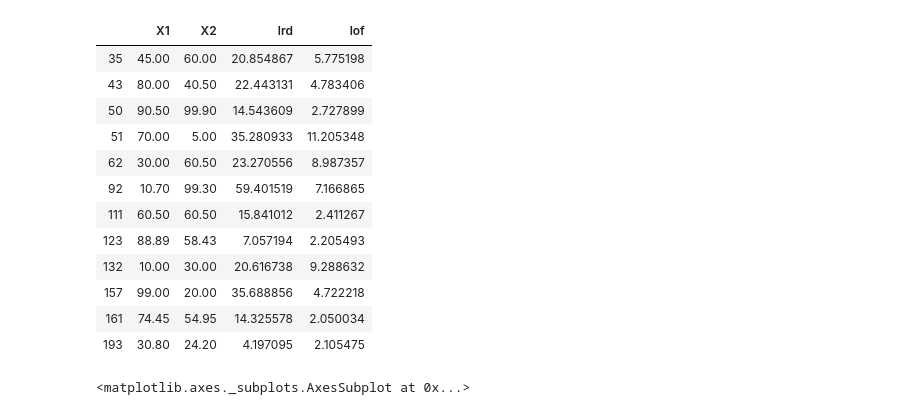
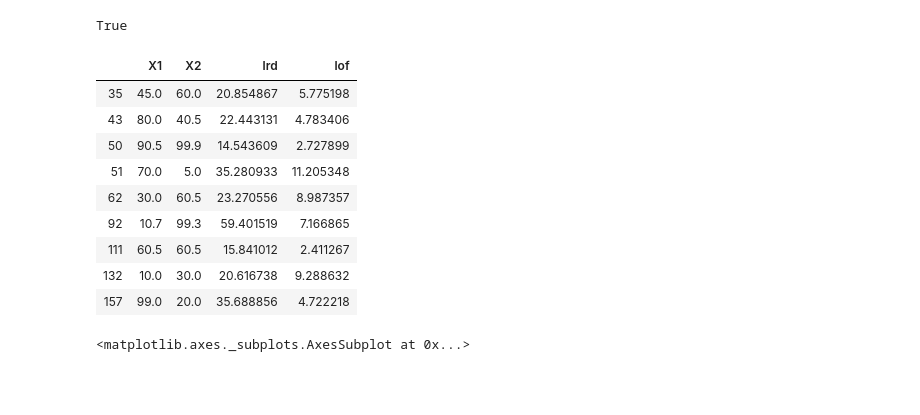
Before and after one commit to Muhammad-Arslan1996/local_outlier_factor, a Jupyter notebook: LOF.ipynb, the cells around one changed output. Drawn from its saved outputs; the diff is of its cells as text; code cells hidden in the pictures; blank space fills up the shorter version.

Commit message:
reachability distance  fixed

```diff
--- a/LOF.ipynb
+++ b/LOF.ipynb
@@ -5,13 +5,20 @@ import math
 import seaborn as sns
 # %%
 def k_neareast_neighbour(df, k):
-    #https://stackoverflow.com/questions/57107729/how-to-compute-multiple-euclidean-distances-of-all-points-in-a-dataset
     data = [(float(x),float(y)) for x, y in df[['X1', 'X2']].values ]
     nearest_neighbour = []
     nn_distances = []
+    knn_distance = []
     for point in data:
         distances = [math.sqrt((point[0]-x[0] )**2+ (point[1]-x[1])**2) for x in data]
         knn = np.argsort(distances)[1:k+1]
         nearest_neighbour.append([i for i in knn])
         nn_distances.append([distances[i] for i in knn])
-    return nearest_neighbour, nn_distances
+        knn_distance.append(distances[knn[-1]])
+    return nearest_neighbour, nn_distances, knn_distance
+
+def reachability_distance(nearest_neighbour_index, nearest_neighbour_distance, knn_distance):
+    rd = 0
+    for nni, nnd in zip(nearest_neighbour_index, nearest_neighbour_distance):
+        rd = rd + max(knn_distance[nni], nnd)
+    return rd
@@ -24,3 +74,8 @@ nearest_neighbour_distances = knn[1]
+# %%
+b = [np.amax(x) for x in nearest_neighbour_distances]
+np.array_equal(knn_distance,b)
+# %% [output]
+True
 # %%
 lrd = [(np.mean(x)) for x in nearest_neighbour_distances]
 df['lrd'] = lrd
@@ -31,22 +86,19 @@ for idx, nni in enumerate(nearest_neighbours_indexes):
 # %%
 df['lof'] = lof
 # %%
-df_outlier = df[df['lof'] > 2]
+df_outlier = df[df['lof'] > 2.3]
 df_outlier
 # %% [output]
 |  | X1 | X2 | lrd | lof |
-| 35 | 45.00 | 60.00 | 20.854867 | 5.775198 |
-| 43 | 80.00 | 40.50 | 22.443131 | 4.783406 |
-| 50 | 90.50 | 99.90 | 14.543609 | 2.727899 |
-| 51 | 70.00 | 5.00 | 35.280933 | 11.205348 |
-| 62 | 30.00 | 60.50 | 23.270556 | 8.987357 |
-| 92 | 10.70 | 99.30 | 59.401519 | 7.166865 |
-| 111 | 60.50 | 60.50 | 15.841012 | 2.411267 |
-| 123 | 88.89 | 58.43 | 7.057194 | 2.205493 |
-| 132 | 10.00 | 30.00 | 20.616738 | 9.288632 |
-| 157 | 99.00 | 20.00 | 35.688856 | 4.722218 |
-| 161 | 74.45 | 54.95 | 14.325578 | 2.050034 |
-| 193 | 30.80 | 24.20 | 4.197095 | 2.105475 |
+| 35 | 45.0 | 60.0 | 20.854867 | 5.775198 |
+| 43 | 80.0 | 40.5 | 22.443131 | 4.783406 |
+| 50 | 90.5 | 99.9 | 14.543609 | 2.727899 |
+| 51 | 70.0 | 5.0 | 35.280933 | 11.205348 |
+| 62 | 30.0 | 60.5 | 23.270556 | 8.987357 |
+| 92 | 10.7 | 99.3 | 59.401519 | 7.166865 |
+| 111 | 60.5 | 60.5 | 15.841012 | 2.411267 |
+| 132 | 10.0 | 30.0 | 20.616738 | 9.288632 |
+| 157 | 99.0 | 20.0 | 35.688856 | 4.722218 |
 # %%
 sns.set(rc={'figure.figsize':(15,10)})
 sns.scatterplot(x="X1", y="X2", data=df)
```
Also changed, not shown: parts of 4 cells of this notebook.
